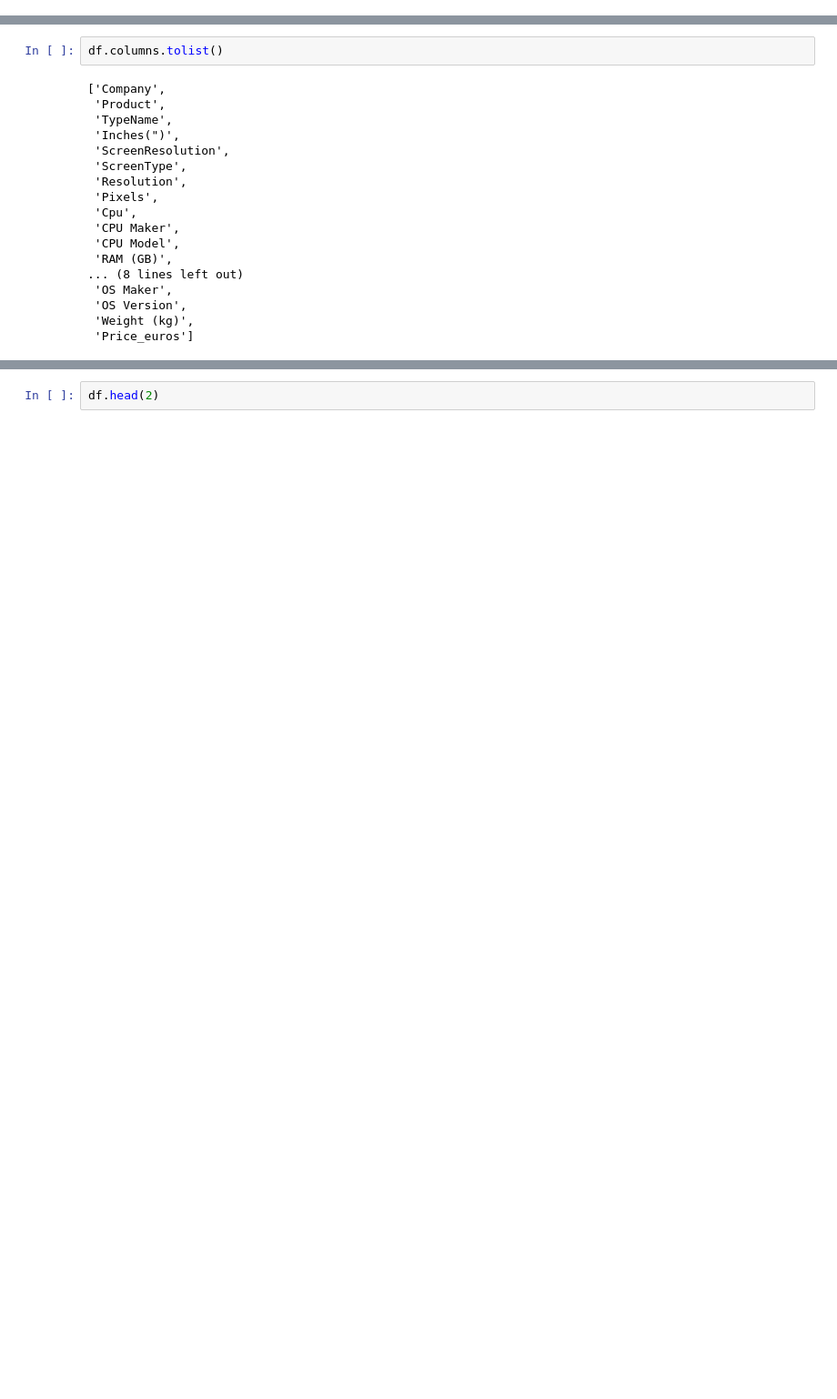
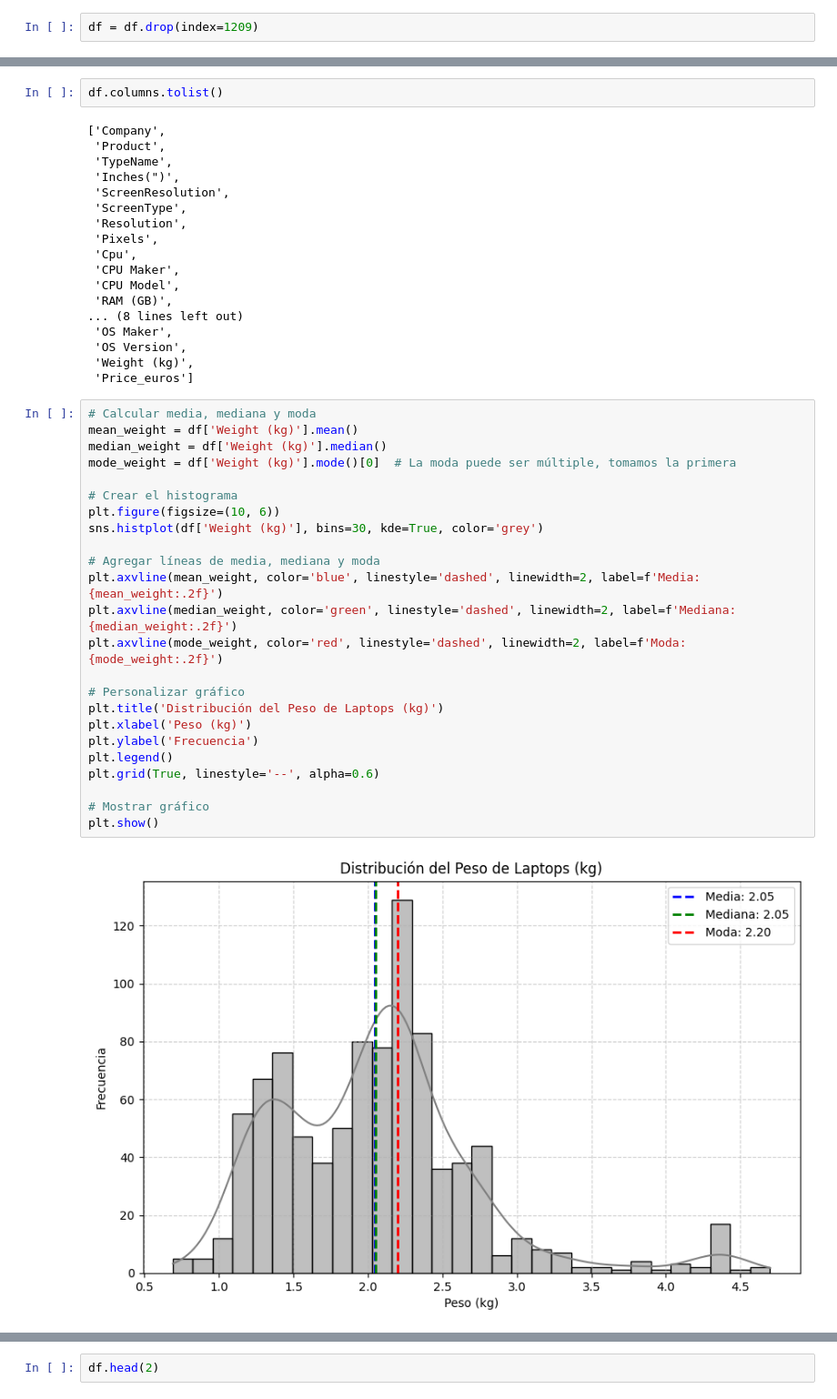
Before and after one commit to angelgvill/DS102024, a Jupyter notebook: 3-MachineLearning/2-Supervisado/Ejercicios/ordenadores_agv.ipynb, the cells around one changed output, grey strips where cells are left out. Shown at 91% size. Drawn from its saved outputs; the diff is of its cells as text; blank space fills up the shorter version.

```diff
--- a/3-MachineLearning/2-Supervisado/Ejercicios/ordenadores_agv.ipynb
+++ b/3-MachineLearning/2-Supervisado/Ejercicios/ordenadores_agv.ipynb
@@ -670,0 +713,2 @@ plt.show()
+# %%
+df = df.drop(index=1209)
@@ -688,3 +770,29 @@ df.columns.tolist()
  'OS Version',
  'Weight (kg)',
  'Price_euros']
+# %%
+# Calcular media, mediana y moda
+mean_weight = df['Weight (kg)'].mean()
+median_weight = df['Weight (kg)'].median()
+mode_weight = df['Weight (kg)'].mode()[0]  # La moda puede ser múltiple, tomamos la primera
+
+# Crear el histograma
+plt.figure(figsize=(10, 6))
+sns.histplot(df['Weight (kg)'], bins=30, kde=True, color='grey')
+
+# Agregar líneas de media, mediana y moda
+plt.axvline(mean_weight, color='blue', linestyle='dashed', linewidth=2, label=f'Media: {mean_weight:.2f}')
+plt.axvline(median_weight, color='green', linestyle='dashed', linewidth=2, label=f'Mediana: {median_weight:.2f}')
+plt.axvline(mode_weight, color='red', linestyle='dashed', linewidth=2, label=f'Moda: {mode_weight:.2f}')
+
+# Personalizar gráfico
+plt.title('Distribución del Peso de Laptops (kg)')
+plt.xlabel('Peso (kg)')
+plt.ylabel('Frecuencia')
+plt.legend()
+plt.grid(True, linestyle='--', alpha=0.6)
+
+# Mostrar gráfico
+plt.show()
+# %% [output]
+[figure, added]
```
Also changed, not shown: parts of 42 cells of this notebook, 3 other files.
